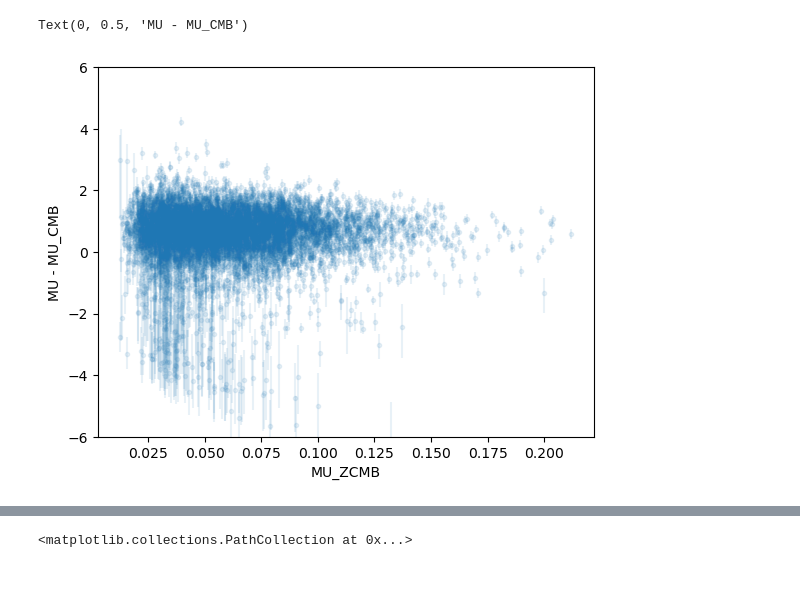
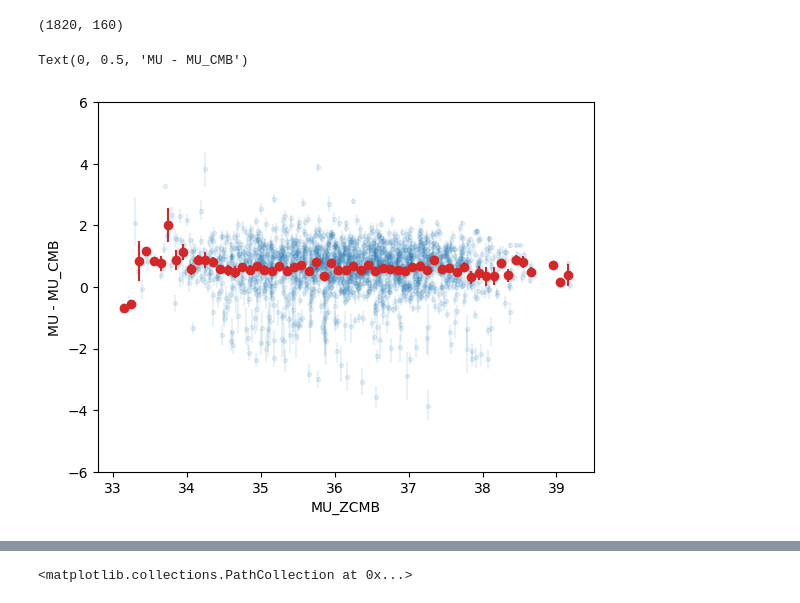
Before and after one commit to AlexGKim/TFPV, a Jupyter notebook: nb/FitResults.ipynb, the cells around one changed output, grey strips where cells are left out. Cells and saved outputs as stored; diff of their text form; code cells hidden in the pictures.

Commit message:
more plots

```diff
--- a/nb/FitResults.ipynb
+++ b/nb/FitResults.ipynb
@@ -71,18 +71,21 @@ df = pandas.read_pickle("/Users/akim/Projects/TFPV/data/DESI-DR1_TF_pv_cat_v13_c
 # %%
 # df_c = pandas.read_pickle("/Users/akim/Projects/TFPV/data_fit/clustered/DESI-DR1_TF_pv_cat_v13_cut.pkl")
 df = pandas.read_pickle("/Users/akim/Projects/TFPV/data_fit/unclustered/DESI-DR1_TF_pv_cat_v13_cut.pkl")
+print(df.shape)
+# %% [output]
+(1820, 160)
 # %%
 mubins = numpy.arange(33,39.5,0.1)
 muc = 0.5*(mubins[1:] + mubins[:-1])
 dmu = 0.5*numpy.diff(mubins)
 
-_, deltamu_avg, deltamu_std = profile_histogram(df['Z_DESI'], df["MU_ALEX"]-df['MU_ZCMB'], mubins, df["MU_ALEX_ERR"])
-plt.errorbar(df["Z_DESI"], df["MU_ALEX_50"]-df['MU_ZCMB'],[df["MU_ALEX_50"]-df["MU_ALEX_32"],df["MU_ALEX_68"]-df["MU_ALEX_50"]], fmt='.',label="MU_ALEX",alpha=0.1)
+_, deltamu_avg, deltamu_std = profile_histogram(df['MU_ZCMB'], df["MU_ALEX"]-df['MU_ZCMB'], mubins, df["MU_ALEX_ERR"])
+plt.errorbar(df["MU_ZCMB"], df["MU_ALEX_50"]-df['MU_ZCMB'],[df["MU_ALEX_50"]-df["MU_ALEX_32"],df["MU_ALEX_68"]-df["MU_ALEX_50"]], fmt='.',label="MU_ALEX",alpha=0.1)
 plt.errorbar(muc, deltamu_avg, xerr=dmu, yerr=deltamu_std, fmt='o', color='tab:red')
 
 plt.ylim((-6,6))
 plt.xlabel("MU_ZCMB")
 plt.ylabel("MU - MU_CMB")
 # %% [output]
 Text(0, 0.5, 'MU - MU_CMB')
-[figure, old version]
+[figure, new version]
```
Also changed, not shown: parts of 9 cells of this notebook.
